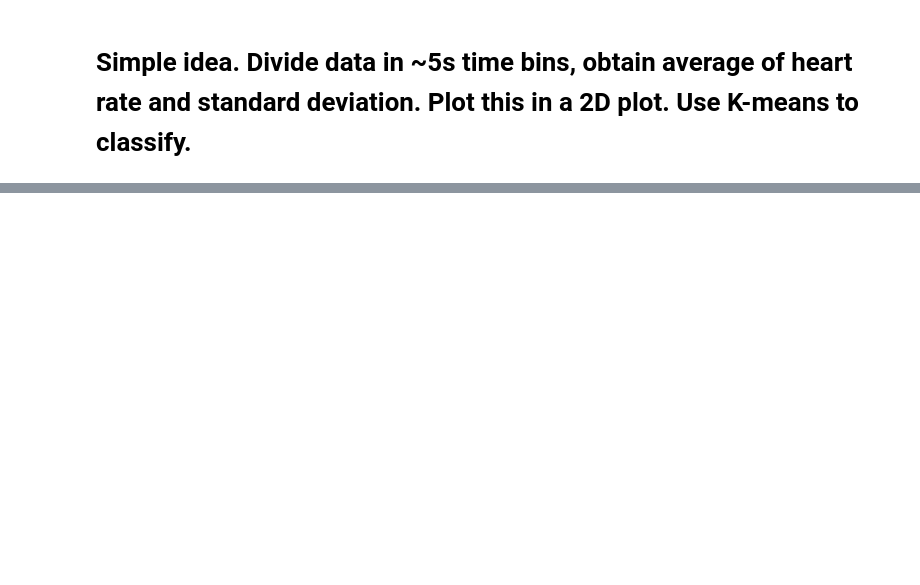
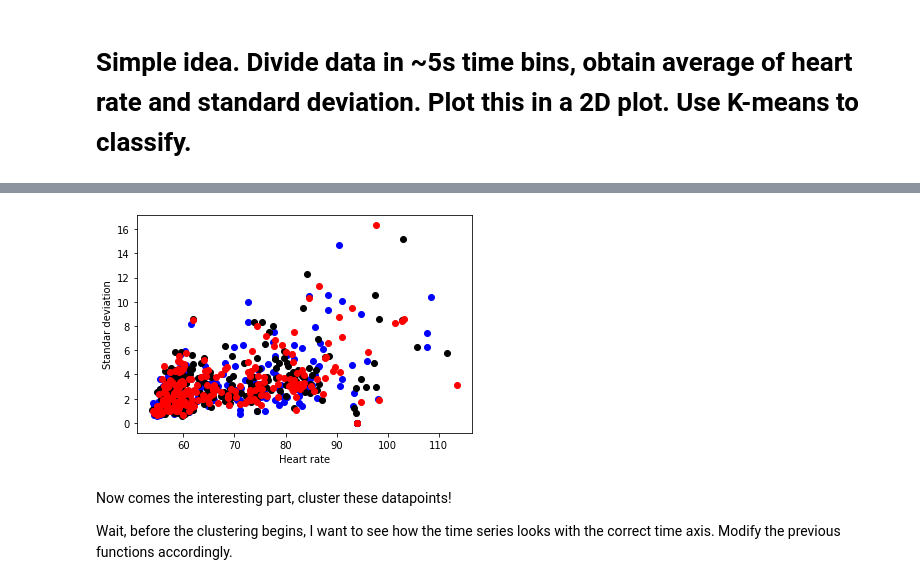
Before and after one commit to DanidelRio/Heart, a Jupyter notebook: json_analysis.ipynb, the cells around one changed output, grey strips where cells are left out. Saved outputs shown, nothing was run; the diff lists cells and outputs as text; code cells hidden in the pictures; blank space fills up the shorter version.

```diff
--- a/json_analysis.ipynb
+++ b/json_analysis.ipynb
@@ -154 +165,16 @@ print(indices)
 # %%
+# Obtain the heart rate mean of these intervals as well as their standard deviation
+
+def obtain_data(file_name):
+    json_data = open_file(file_name)
+
+    vecs_secs, vecs_indices = data_5s(json_data)
+
+    means  = np.zeros(len(vecs_indices))
+    stdevs = np.zeros(len(vecs_indices))
+
+    for i in range(len(vecs_indices)):
+        means[i] = np.mean(heart_rate[vecs_indices[i]]) # Wait, when did you define: heart_rate_31_8 ???
+        stdevs[i] = np.std(heart_rate[vecs_indices[i]])
+
+    return means, stdevs
@@ -156,0 +217,17 @@ print(indices)
+# %%
+means_31_8, stdevs_31_8 = obtain_data("heart_rate-2021-08-31.json")
+means_01_9, stdevs_01_9 = obtain_data("heart_rate-2021-09-01.json")
+means_02_9, stdevs_02_9 = obtain_data("heart_rate-2021-09-02.json")
+# %%
+plt.scatter(means_31_8, stdevs_31_8, c = "b")
+plt.scatter(means_01_9, stdevs_01_9, c="k")
+plt.scatter(means_02_9, stdevs_02_9, c="r")
+plt.xlabel("Heart rate")
+plt.ylabel("Standar deviation") # Heart rate variability
+plt.show()
+# %% [output]
+[figure, added]
+# %% [markdown]
+Now comes the interesting part, cluster these datapoints!
+
+Wait, before the clustering begins, I want to see how the time series looks with the correct time axis. Modify the previous functions accordingly.
```
Also changed, not shown: parts of 26 cells of this notebook.
